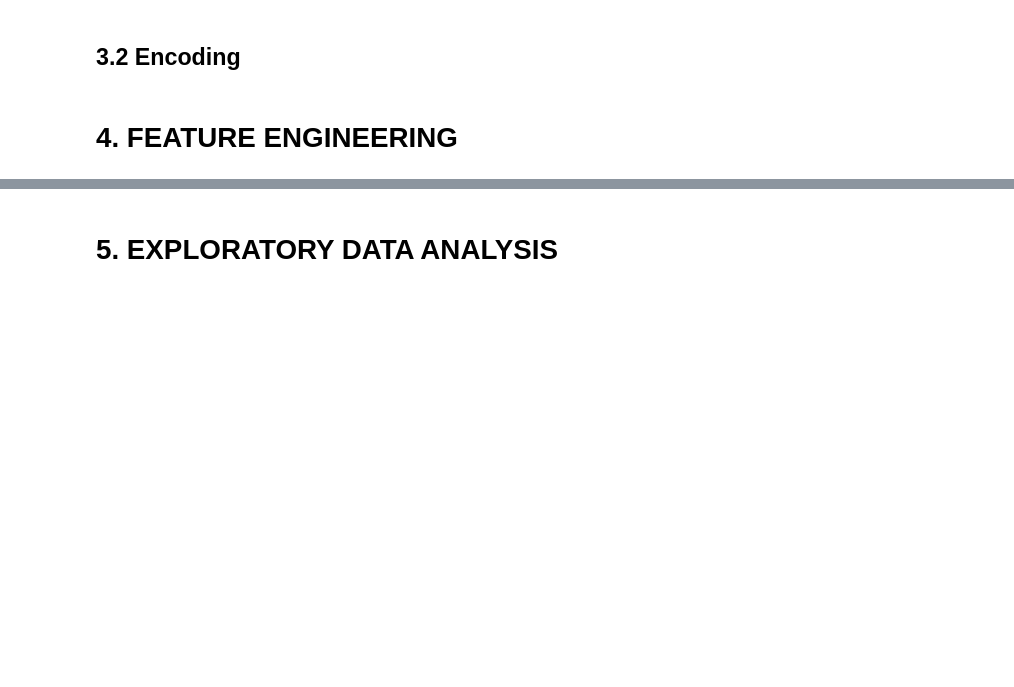
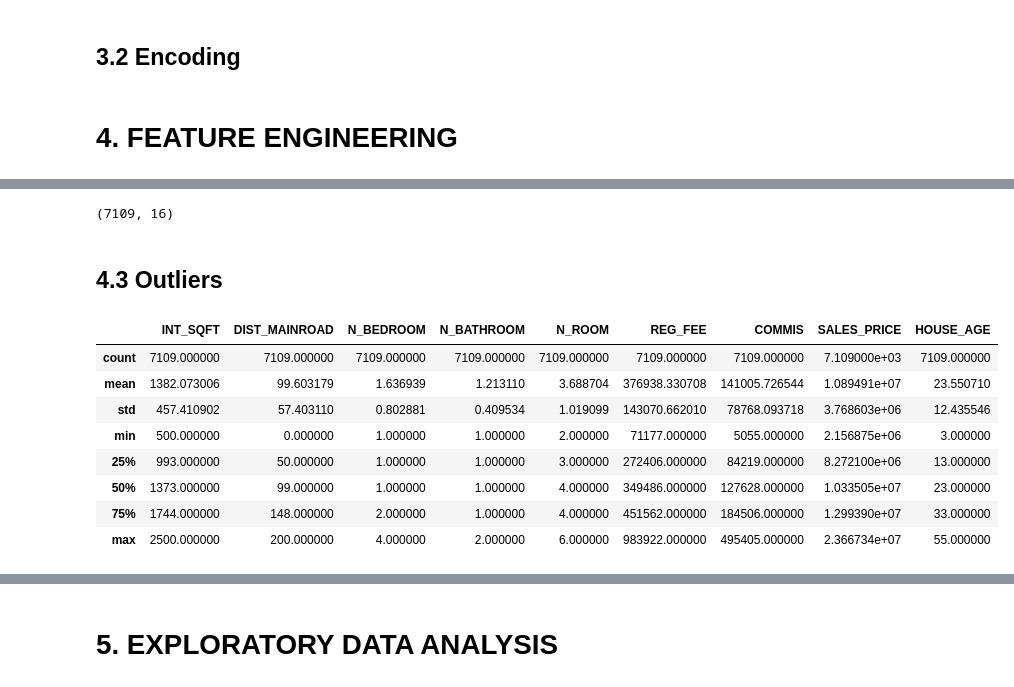
Before and after one commit to Jeyramana/House_Price_Predict, a Jupyter notebook: House_Price_Predict.ipynb, the cells around one changed output, grey strips where cells are left out. Drawn from its saved outputs; the diff is of its cells as text; code cells hidden in the pictures; blank space fills up the shorter version.

```diff
--- a/House_Price_Predict.ipynb
+++ b/House_Price_Predict.ipynb
@@ -580,0 +607,19 @@ df[['DATE_BUILD', 'DATE_SALE']].head()
+# %%
+df.shape
+# Column reduced
+# %% [output]
+(7109, 16)
+# %% [markdown]
+## 4.3 Outliers
+# %%
+df.describe()
+# %% [output]
+|  | INT_SQFT | DIST_MAINROAD | N_BEDROOM | N_BATHROOM | N_ROOM | REG_FEE | COMMIS | SALES_PRICE | HOUSE_AGE |
+| count | 7109.000000 | 7109.000000 | 7109.000000 | 7109.000000 | 7109.000000 | 7109.000000 | 7109.000000 | 7.109000e+03 | 7109.000000 |
+| mean | 1382.073006 | 99.603179 | 1.636939 | 1.213110 | 3.688704 | 376938.330708 | 141005.726544 | 1.089491e+07 | 23.550710 |
+| std | 457.410902 | 57.403110 | 0.802881 | 0.409534 | 1.019099 | 143070.662010 | 78768.093718 | 3.768603e+06 | 12.435546 |
+| min | 500.000000 | 0.000000 | 1.000000 | 1.000000 | 2.000000 | 71177.000000 | 5055.000000 | 2.156875e+06 | 3.000000 |
+| 25% | 993.000000 | 50.000000 | 1.000000 | 1.000000 | 3.000000 | 272406.000000 | 84219.000000 | 8.272100e+06 | 13.000000 |
+| 50% | 1373.000000 | 99.000000 | 1.000000 | 1.000000 | 4.000000 | 349486.000000 | 127628.000000 | 1.033505e+07 | 23.000000 |
+| 75% | 1744.000000 | 148.000000 | 2.000000 | 1.000000 | 4.000000 | 451562.000000 | 184506.000000 | 1.299390e+07 | 33.000000 |
+| max | 2500.000000 | 200.000000 | 4.000000 | 2.000000 | 6.000000 | 983922.000000 | 495405.000000 | 2.366734e+07 | 55.000000 |
```
Also changed, not shown: parts of 6 cells of this notebook.
